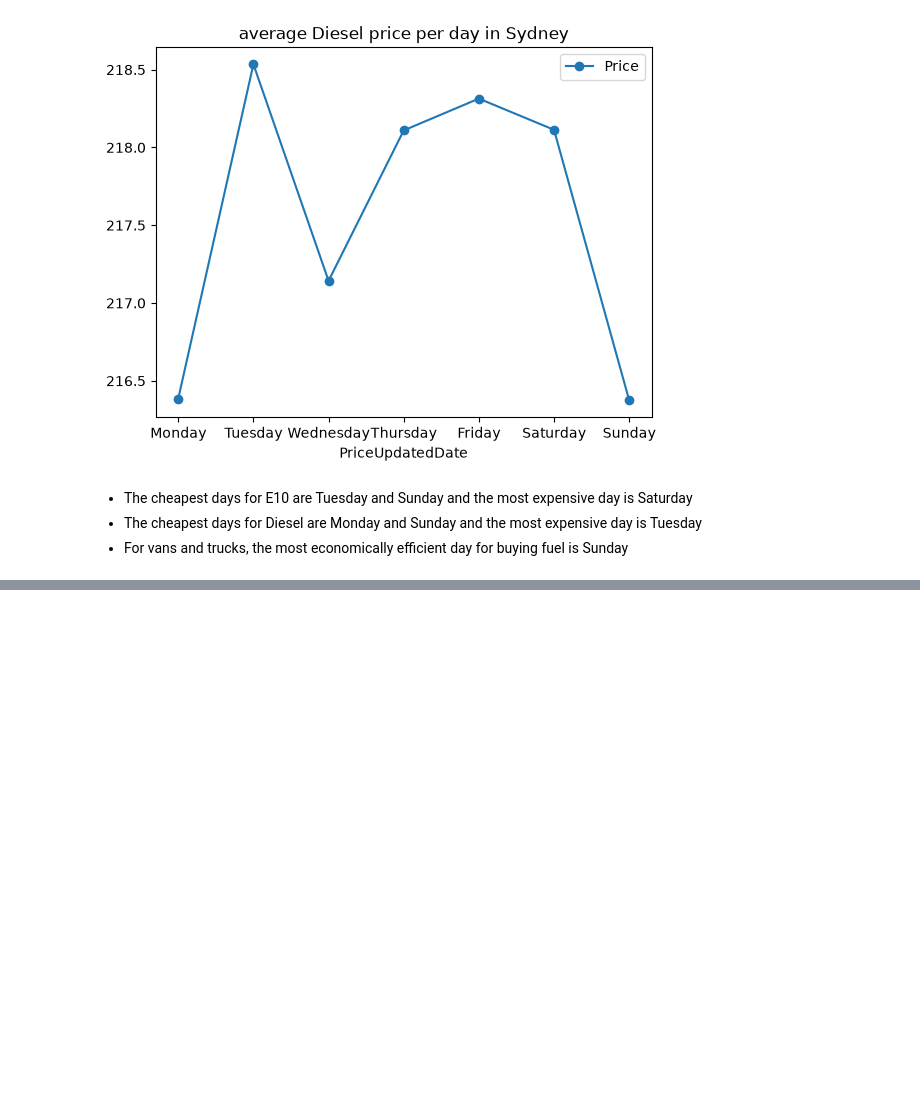
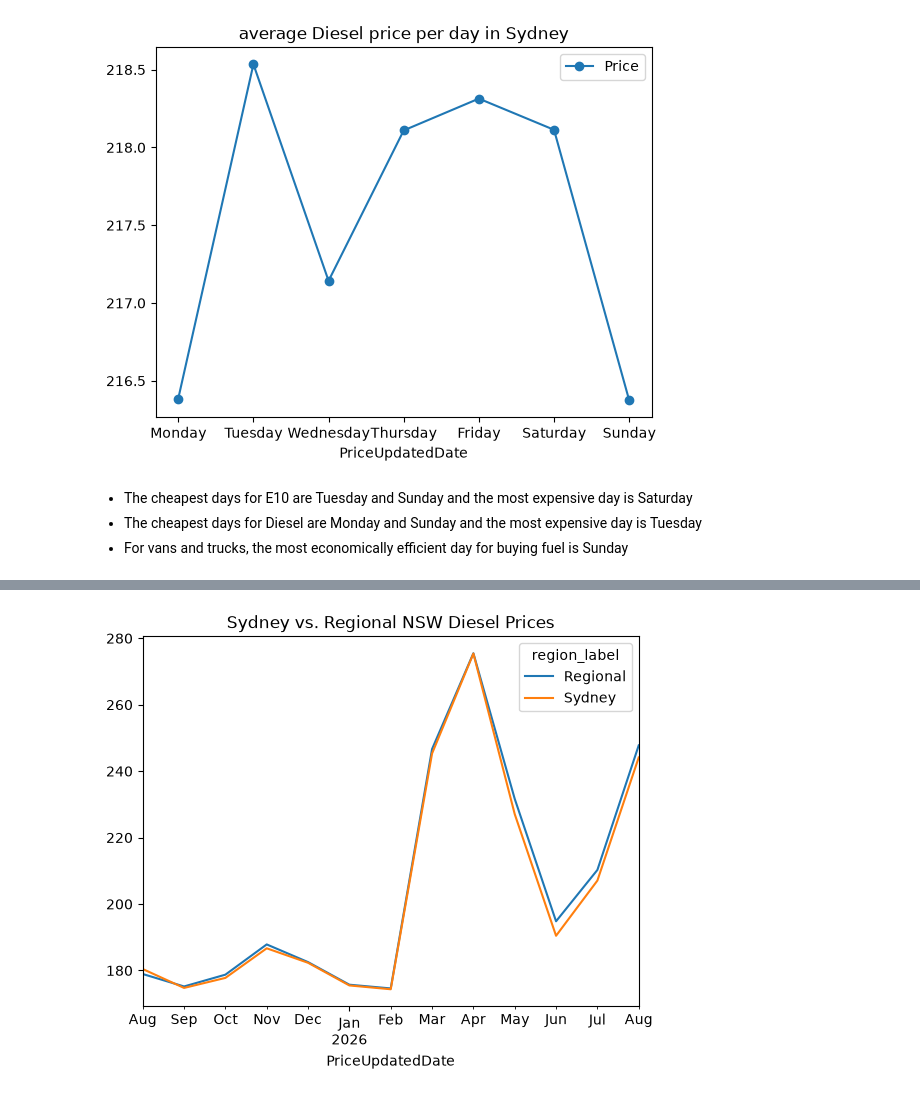
Before and after one commit to DanhHoangLongDuong/NSW-fuel-price-analysis, a Jupyter notebook: notebooks/02_analysis.ipynb, the cells around one changed output, grey strips where cells are left out. Drawn from its saved outputs; the diff is of its cells as text; code cells hidden in the pictures; blank space fills up the shorter version.

```diff
--- a/notebooks/02_analysis.ipynb
+++ b/notebooks/02_analysis.ipynb
@@ -44,0 +64,11 @@ sydney_oil = full_table.loc[(
+# %%
+NSW_table = full_table.loc[full_table["state"] == "NSW"]
+NSW_sorting = {True: "Sydney", False: "Regional"}
+# %%
+NSW_table["region_label"] = ((NSW_table["Postcode"].between(2000, 2234)) | (NSW_table["Postcode"].between(2555, 2574)) | (NSW_table["Postcode"].between(2740, 2786))).map(NSW_sorting)
+# %%
+NSW_table.loc[NSW_table["FuelCode"] == "DL"].pivot_table(index=NSW_table["PriceUpdatedDate"].dt.to_period('M'),
+                                                         values="Price",
+                                                         columns="region_label").plot(title="Sydney vs. Regional NSW Diesel Prices");
+# %% [output]
+[figure, added]
```
Also changed, not shown: parts of 7 cells of this notebook.
